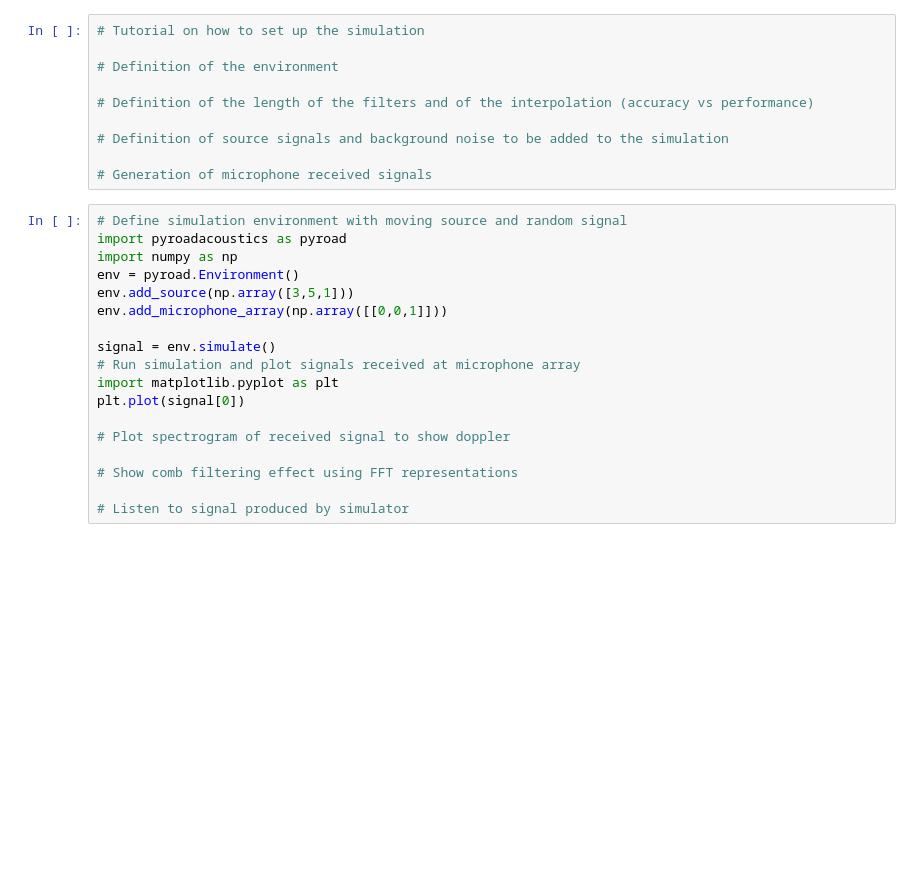
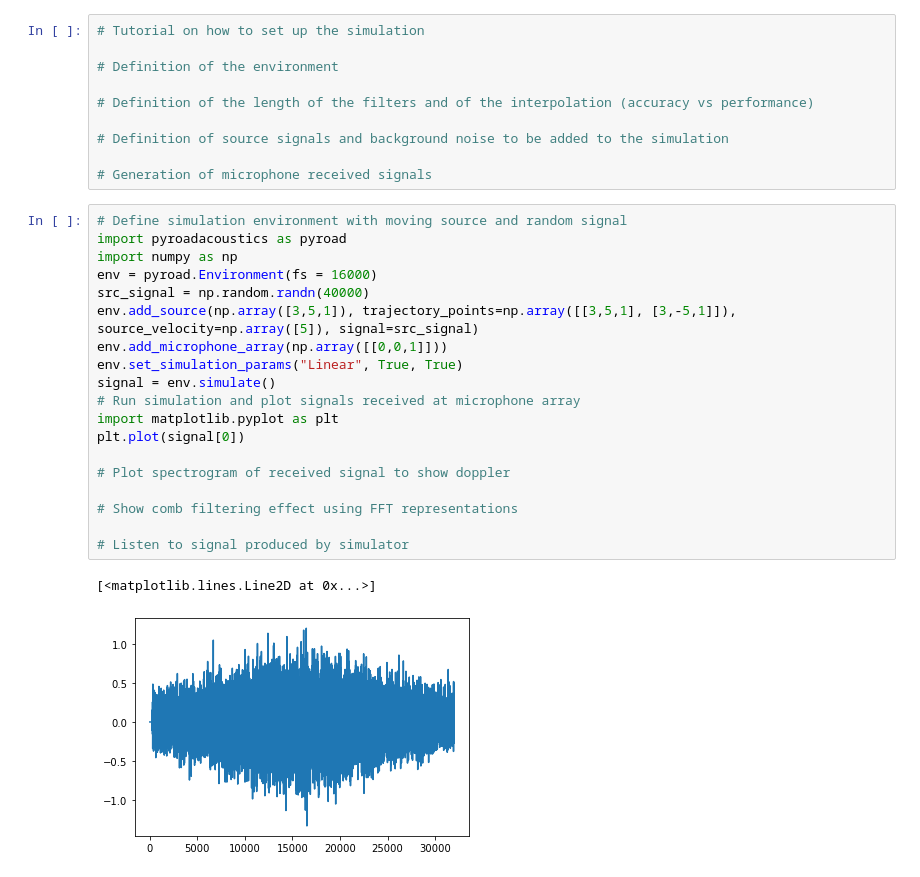
Before and after one commit to steDamiano/pyroadacoustics, a Jupyter notebook: simulator_demo.ipynb, the cells around one changed output. Saved outputs shown, nothing was run; the diff lists cells and outputs as text; blank space fills up the shorter version.

Commit message:
Simulation Parameters implementation

```diff
--- a/simulator_demo.ipynb
+++ b/simulator_demo.ipynb
@@ -19,18 +19,22 @@
 # %%
 # Define simulation environment with moving source and random signal
 import pyroadacoustics as pyroad
 import numpy as np
-env = pyroad.Environment()
-env.add_source(np.array([3,5,1]))
+env = pyroad.Environment(fs = 16000)
+src_signal = np.random.randn(40000)
+env.add_source(np.array([3,5,1]), trajectory_points=np.array([[3,5,1], [3,-5,1]]), source_velocity=np.array([5]), signal=src_signal)
 env.add_microphone_array(np.array([[0,0,1]]))
-
+env.set_simulation_params("Linear", True, True)
 signal = env.simulate()
 # Run simulation and plot signals received at microphone array
 import matplotlib.pyplot as plt
 plt.plot(signal[0])
 
 # Plot spectrogram of received signal to show doppler
 
 # Show comb filtering effect using FFT representations
 
 # Listen to signal produced by simulator
+# %% [output]
+[<matplotlib.lines.Line2D at 0x...>]
+[figure, added]
```
Also changed, not shown: parts of 1 cell of this notebook, 5 other files.
